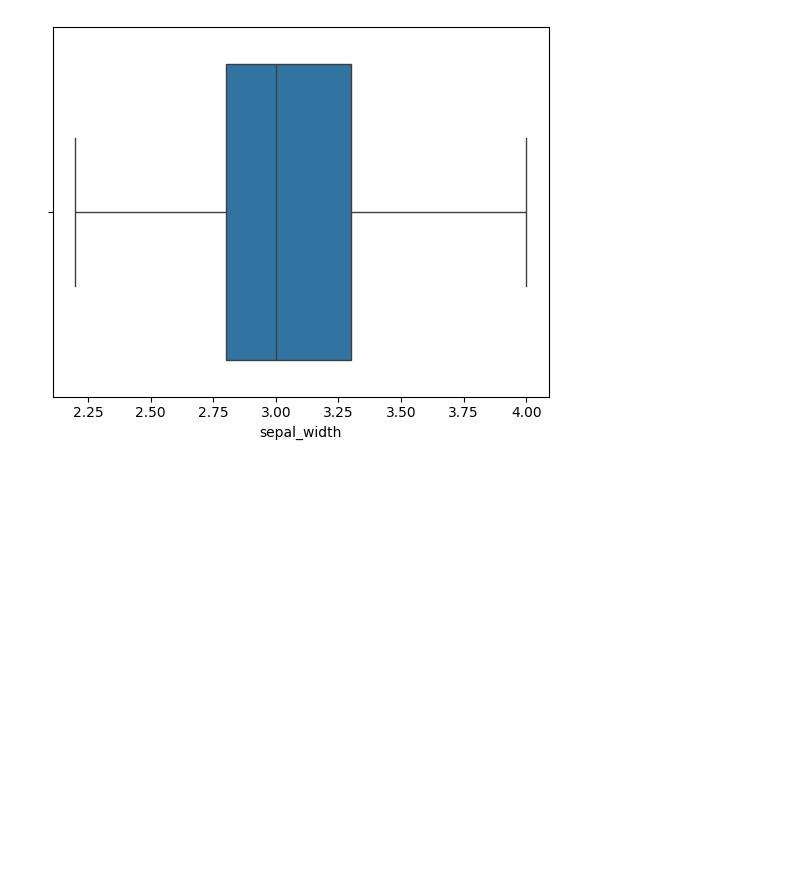
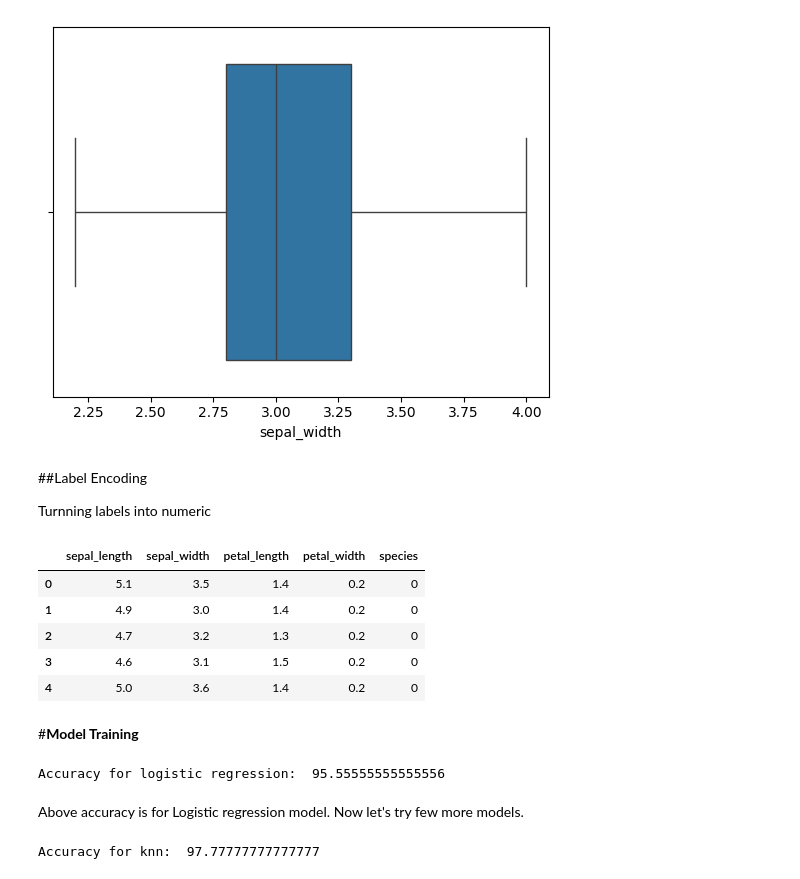
Before and after one commit to Dulyana-Silva/EDA-Iris-Dataset, a Jupyter notebook: Iris.ipynb, the cells around one changed output. Drawn from its saved outputs; the diff is of its cells as text; code cells hidden in the pictures; blank space fills up the shorter version.

```diff
--- a/Iris.ipynb
+++ b/Iris.ipynb
@@ -289,3 +289,21 @@ Old shape=  (150, 5)
 New shape=  (146, 5)
 <Axes: xlabel='sepal_width'>
 [figure]
+# %% [markdown]
+##Label Encoding
+
+Turnning labels into numeric
+# %%
+from sklearn.preprocessing import LabelEncoder
+le= LabelEncoder()
+df['species']= le.fit_transform(df['species'])
+df.head()
+# %% [output]
+|  | sepal_length | sepal_width | petal_length | petal_width | species |
+| 0 | 5.1 | 3.5 | 1.4 | 0.2 | 0 |
+| 1 | 4.9 | 3.0 | 1.4 | 0.2 | 0 |
+| 2 | 4.7 | 3.2 | 1.3 | 0.2 | 0 |
+| 3 | 4.6 | 3.1 | 1.5 | 0.2 | 0 |
+| 4 | 5.0 | 3.6 | 1.4 | 0.2 | 0 |
+# %% [markdown]
+#**Model Training**
@@ -291,0 +320,26 @@ New shape=  (146, 5)
+# %%
+# define the model
+from sklearn.linear_model import LogisticRegression
+model = LogisticRegression()
+
+# fit the model with the training data (Training model)
+model.fit(x_train, y_train)
+
+# testing the model with test data
+print("Accuracy for logistic regression: ", model.score(x_test, y_test)*100)
+# %% [output]
+Accuracy for logistic regression:  95.55555555555556
+# %% [markdown]
+Above accuracy is for Logistic regression model. Now let's try few more models.
+# %%
+# knn - k-nearest neighbours
+from sklearn.neighbors import KNeighborsClassifier
+model = KNeighborsClassifier()
+
+# training the model
+model.fit(x_train, y_train)
+
+# testing the model
+print("Accuracy for knn: ", model.score(x_test, y_test)*100)
+# %% [output]
+Accuracy for knn:  97.77777777777777
```
Also changed, not shown: parts of 3 cells of this notebook.
